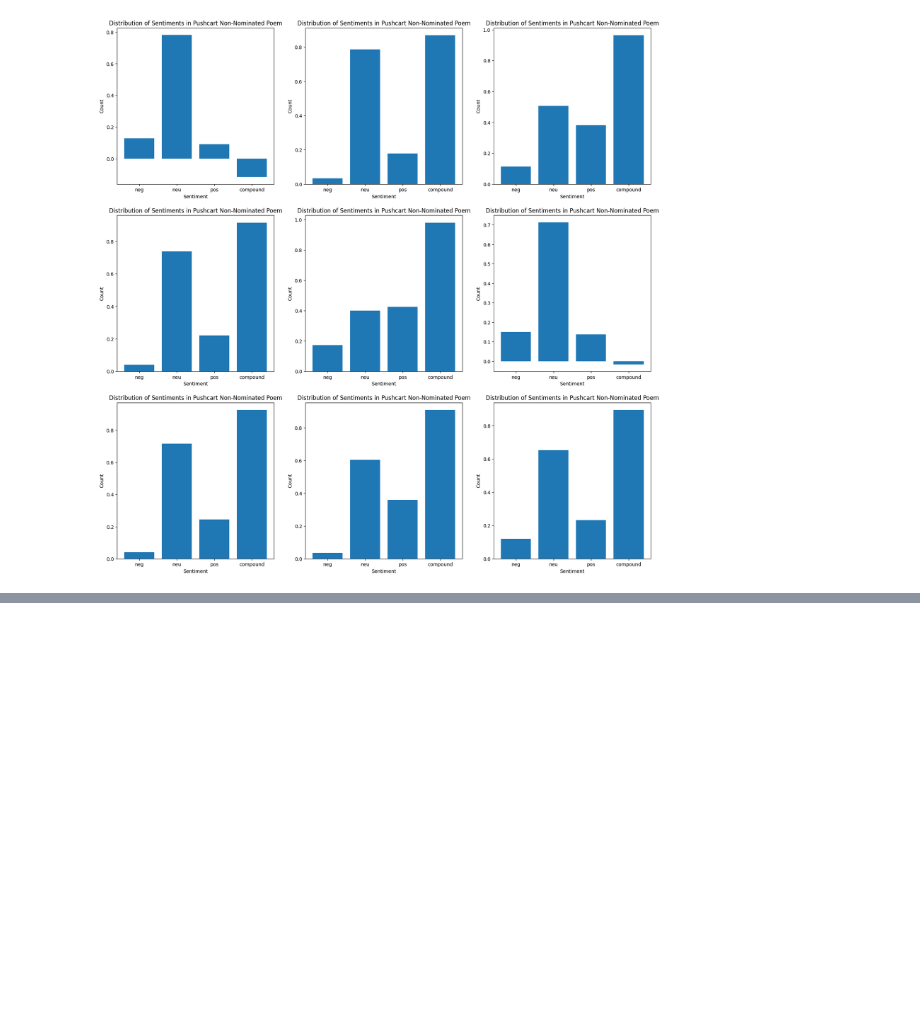
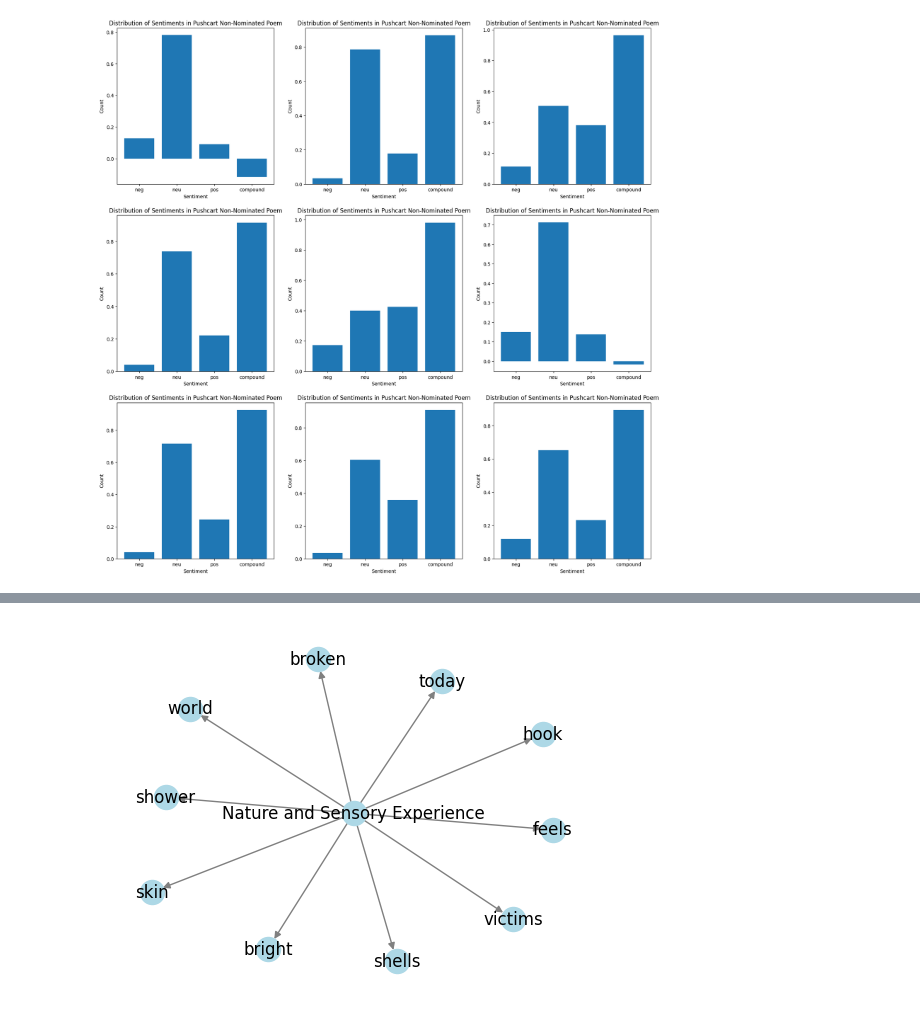
Before and after one commit to shihwesley/CMPE257, a Jupyter notebook: PushcartPoemsAnalysis_1.ipynb, the cells around one changed output, grey strips where cells are left out. Cells and saved outputs as stored; diff of their text form; code cells hidden in the pictures; blank space fills up the shorter version.

```diff
--- a/PushcartPoemsAnalysis_1.ipynb
+++ b/PushcartPoemsAnalysis_1.ipynb
@@ -424,0 +474,29 @@ plt.show()
+# %%
+# create a directed graph
+G1 = nx.DiGraph()
+
+# add nodes for each topic and their corresponding words
+for topic, words in topic2.items():
+    G1.add_node(topic)
+    for word in words:
+        G1.add_node(word)
+        G1.add_edge(topic, word)
+
+# set the positions of the nodes using a spring layout
+pos = nx.spring_layout(G1)
+
+# draw the nodes and edges of the graph
+nx.draw_networkx_nodes(G1, pos, node_color='lightblue')
+nx.draw_networkx_edges(G1, pos, edge_color='gray', arrowsize=10)
+
+# label the nodes with their names
+node_labels = {node: node for node in G1.nodes()}
+nx.draw_networkx_labels(G1, pos, labels=node_labels)
+
+# adjust the plot limits and show the graph
+plt.xlim(-1.2, 1.2)
+plt.ylim(-1.2, 1.2)
+plt.axis('off')
+plt.show()
+# %% [output]
+[figure, added]
```
Also changed, not shown: parts of 4 cells of this notebook.
